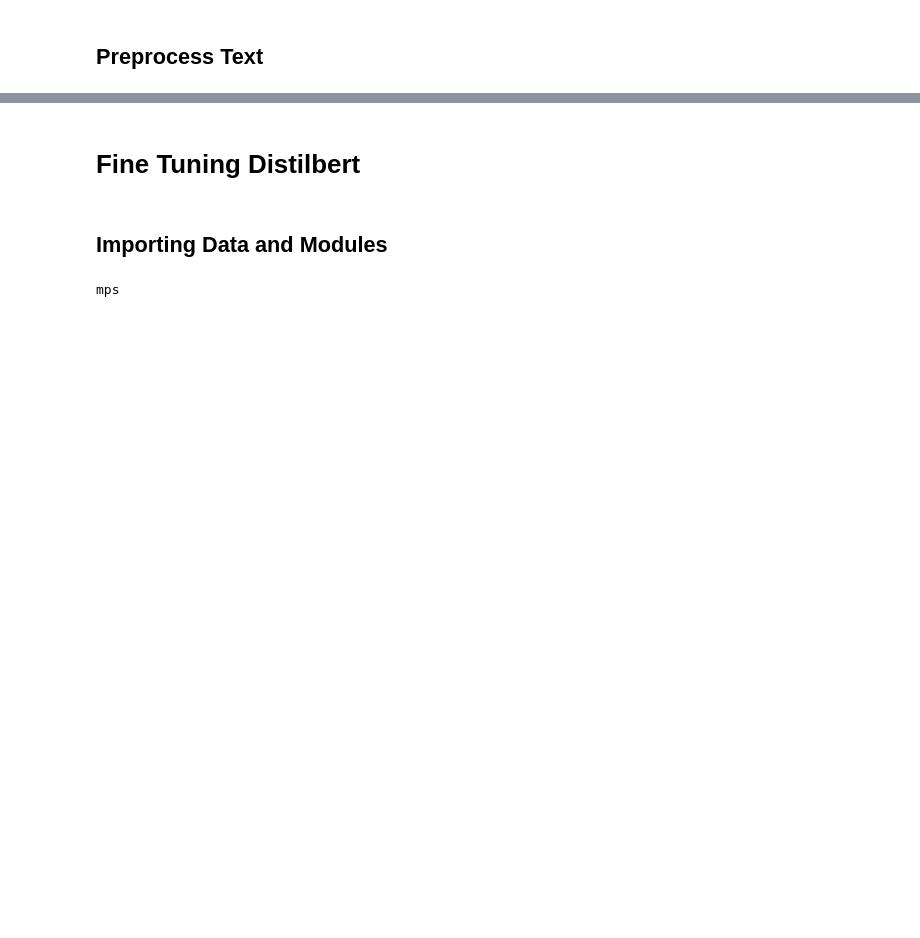
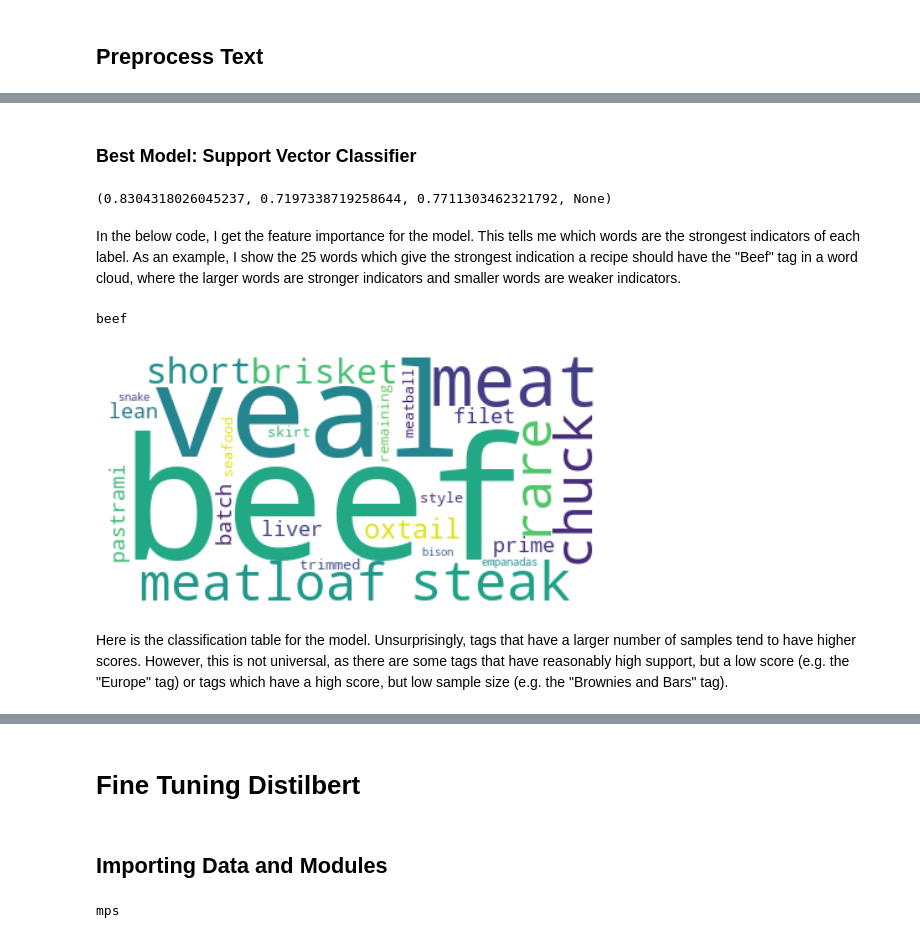
Before and after one commit to rdavidm42/Recipe-Classifier, a Jupyter notebook: Categorizing_Recipes.ipynb, the cells around one changed output, grey strips where cells are left out. Saved outputs shown, nothing was run; the diff lists cells and outputs as text; code cells hidden in the pictures; blank space fills up the shorter version.

```diff
--- a/Categorizing_Recipes.ipynb
+++ b/Categorizing_Recipes.ipynb
@@ -121,4 +199,6 @@ In this section, I will show how a classical machine learning models are trained
 # %%
+import os
+
 categories = ['main-courses','desserts-or-baked-goods','side-dishes','appetizers',
                 'chicken','fruit','vegetables','pork','beef','fish-and-seafood','cheese','pasta','potatoes',
                 'poultry','chocolate','beans','eggs-and-dairy','grains','rice','turkey','lamb',
@@ -128,18 +208,23 @@ categories = ['main-courses','desserts-or-baked-goods','side-dishes','appetizers
                 'breads','sandwiches','beverages','stews','snacks','casseroles','dessert-pies','roasts','quick-breads',
                 'puddings-custards-gelatins-and-souffles','frozen-desserts','savory-pies-and-tarts','brownies-and-bars',
                 'pizza','tarts','candy','rubs','marinades']
+# Loading dataset
+path = os.path.dirname(os.getcwd()) + '/americas_test_kitchen_recipes_larger.json'
+df = pd.read_json(path)
 
-df = pd.read_json("americas_test_kitchen_recipes_larger.json")
-
+# Only include labels that are in the above list
 abbreviated_labels = [[x for x in df[0].iloc[i] if x in categories] for i in range(len(df[0]))]
 df[0]=abbreviated_labels
 df = df[df[0].str.len() != 0]
 text = [preprocess_recipe(x,y,z) for x,y,z in zip(df[1],df[2],df[3])]
 
-X_train, X_test, y_train, y_test = train_test_split(text, abbreviated_labels, random_state=0,test_size=0.2)
+#Split the datasets into test and train sets, with an 80/20 split
+X_train, X_test, y_train, y_test = train_test_split(text, df[0], random_state=0,test_size=0.2)
 
+#Binarize the tags
 mlb = MultiLabelBinarizer()
 y_train_binarized = mlb.fit_transform(y_train)
 y_test_binarized = mlb.transform(y_test)
+num_labels = len(y_train_binarized[0])
 
 vectorizer = TfidfVectorizer()
@@ -145,0 +235,36 @@ vectorizer = TfidfVectorizer()
+# %% [markdown]
+### Best Model: Support Vector Classifier
+# %%
+# Constructing Pipeline
+model = make_pipeline(vectorizer,MultiOutputClassifier(LinearSVC(C=2)))
+model.fit(X_train, y_train_binarized)
+# Getting predictions on test dataset
+predicted_labels = model.predict(X_test)
+# Getting precision, recall, and f1 score
+print(skm.precision_recall_fscore_support(y_test_binarized,predicted_labels,average='micro'))
+# %% [output]
+(0.8304318026045237, 0.7197338719258644, 0.7711303462321792, None)
+# %% [markdown]
+In the below code, I get the feature importance for the model. This tells me which words are the strongest indicators of each label. As an example, I show the 25 words which give the strongest indication a recipe should have the "Beef" tag in a word cloud, where the larger words are stronger indicators and smaller words are weaker indicators.
+# %%
+feat_impts = []
+for clf in model[1].estimators_:
+    feat_impts.append(clf.coef_)
+
+classes_dictionary = dict(zip(mlb.classes_,np.arange(len(mlb.classes_))))
+i = classes_dictionary['beef']
+
+features=dict(zip(model[0].get_feature_names_out(),feat_impts[i].flatten()))
+print(mlb.classes_[i])
+
+wordcloud = WordCloud(relative_scaling=0,background_color='white').generate(' '.join(nlargest(25,features, key=features.get)))
+
+plt.imshow(wordcloud, interpolation='bilinear')
+plt.axis("off")
+plt.margins(x=0, y=0)
+plt.show()
+# %% [output]
+beef
+[figure, added]
+# %% [markdown]
+Here is the classification table for the model. Unsurprisingly, tags that have a larger number of samples tend to have higher scores. However, this is not universal, as there are some tags that have reasonably high support, but a low score (e.g. the "Europe" tag) or tags which have a high score, but low sample size (e.g. the "Brownies and Bars" tag).
```
Also changed, not shown: parts of 69 cells of this notebook, 24 other files.
